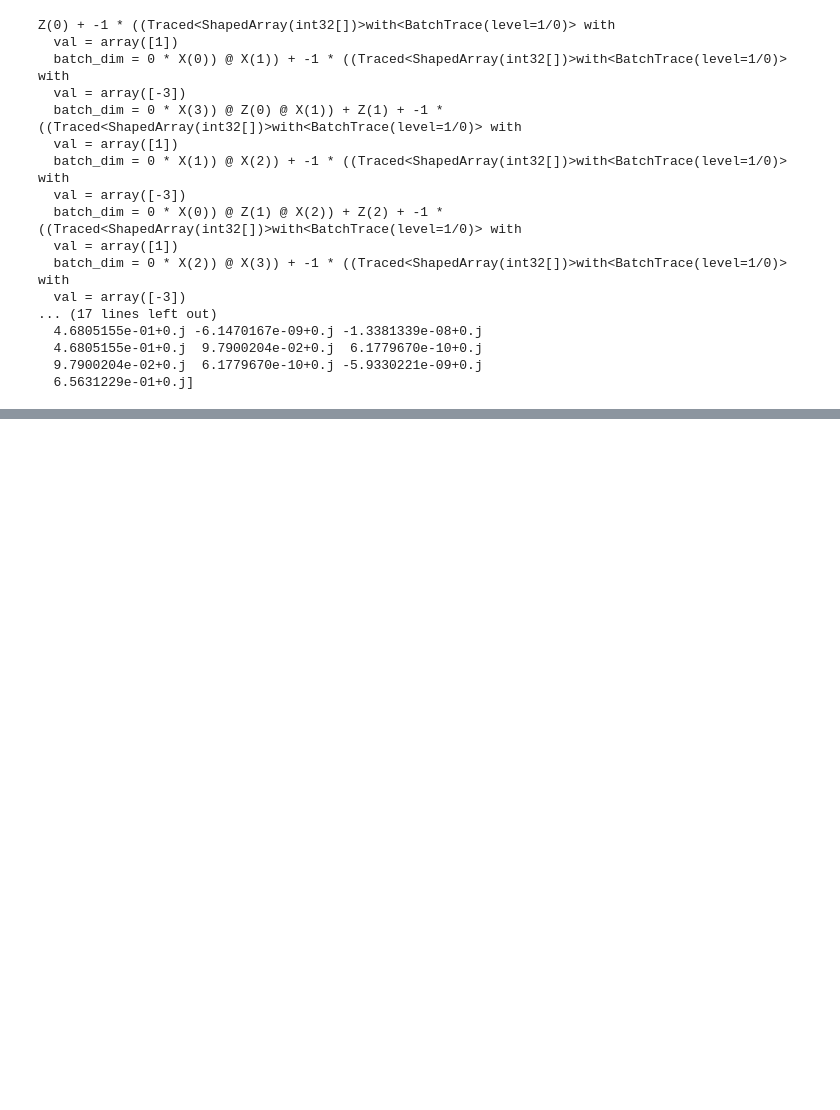
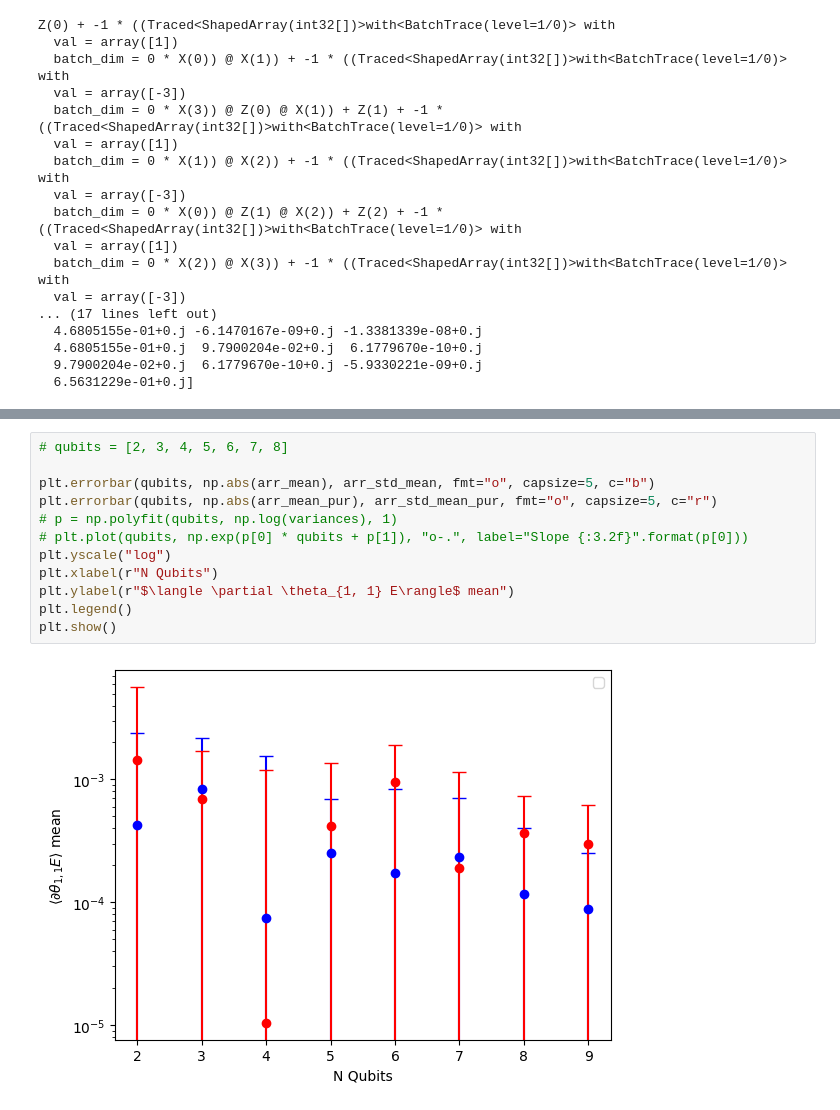
Before and after one commit to erikrecio/qurriculum_learning, a Jupyter notebook: Phase Recognition/main_penny5-jaxopt.ipynb, the cells around one changed output, grey strips where cells are left out. Saved outputs shown, nothing was run; the diff lists cells and outputs as text; blank space fills up the shorter version.

```diff
--- a/Phase Recognition/main_penny5-jaxopt.ipynb
+++ b/Phase Recognition/main_penny5-jaxopt.ipynb
@@ -2210,0 +2323,14 @@ Z(0) + -1 * ((Traced<ShapedArray(int32[])>with<BatchTrace(level=1/0)> with
+# %%
+# qubits = [2, 3, 4, 5, 6, 7, 8]
+
+plt.errorbar(qubits, np.abs(arr_mean), arr_std_mean, fmt="o", capsize=5, c="b")
+plt.errorbar(qubits, np.abs(arr_mean_pur), arr_std_mean_pur, fmt="o", capsize=5, c="r")
+# p = np.polyfit(qubits, np.log(variances), 1)
+# plt.plot(qubits, np.exp(p[0] * qubits + p[1]), "o-.", label="Slope {:3.2f}".format(p[0]))
+plt.yscale("log")
+plt.xlabel(r"N Qubits")
+plt.ylabel(r"$\langle \partial \theta_{1, 1} E\rangle$ mean")
+plt.legend()
+plt.show()
+# %% [output]
+[figure, added]
```
Also changed, not shown: parts of 26 cells of this notebook.
